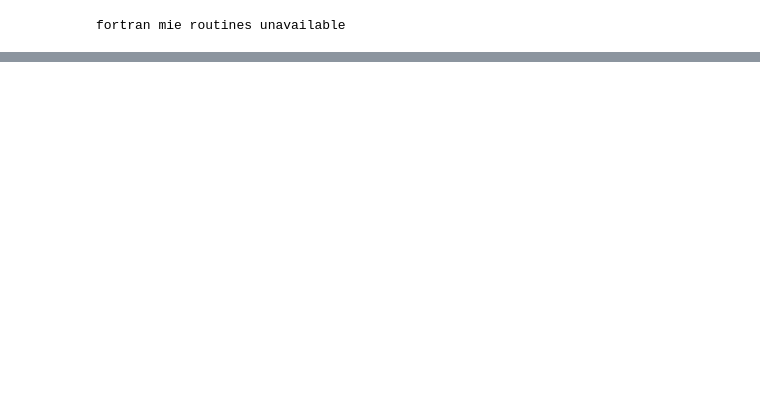
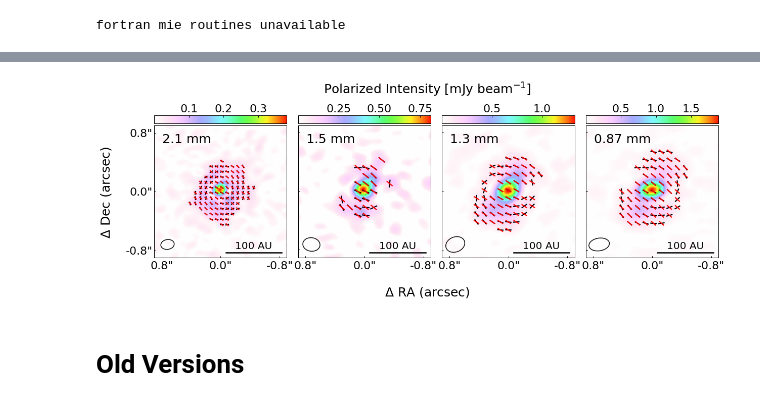
Before and after one commit to audreyburggraf/MastersThesis, a Jupyter notebook: PLOTTING C29 989/MakingFigures/MakingBestGrid.ipynb, the cells around one changed output, grey strips where cells are left out. Drawn from its saved outputs; the diff is of its cells as text; code cells hidden in the pictures; blank space fills up the shorter version.

```diff
--- a/PLOTTING C29 989/MakingFigures/MakingBestGrid.ipynb
+++ b/PLOTTING C29 989/MakingFigures/MakingBestGrid.ipynb
@@ -83,7 +80,8 @@ B5_R1 = BuildBandDictionary(
     max_length_pix,
     reference_fraction,
     POLI_debiased_mJy,
-    StokesI_mJy
+    StokesI_mJy,
+    RA_centre_pix, Dec_centre_pix,
 )
 
 stream_vectors_B5_R1 = stream_vectors
@@ -122,7 +116,8 @@ B6 = BuildBandDictionary(
     max_length_pix,
     reference_fraction,
     POLI_mJy,
-    StokesI_mJy
+    StokesI_mJy,
+    RA_centre_pix, Dec_centre_pix,
 )
 # %% [output]
 band = Band 6
@@ -156,7 +148,8 @@ B7 = BuildBandDictionary(
     max_length_pix,
     reference_fraction,
     POLI_debiased_mJy,
-    StokesI_mJy
+    StokesI_mJy,
+    RA_centre_pix, Dec_centre_pix,
 
 )
 # %% [output]
@@ -179,0 +166,36 @@ print(rf"{B4['xmin']}, {B4['xmax']}, {B4['ymin']}, {B4['ymax']}")
+# %%
+bands = [B4, B5_R1, B6, B7]
+bands_idx = [4, 5, 6, 7]
+centre_strings = [constants.centre_str_band4_nterms2,
+                  constants.centre_str_band5_robust_minus1,
+                  constants.centre_str_band6,
+                  constants.centre_str_band7_nterms2]
+# %%
+
+fig, ax = MakeAllBandGridDelta(bands, centre_strings, 'POLI')
+
+j = 0
+i = 0
+for i, band in enumerate(bands):
+#     for row in band['VectorsRatio']:
+#         ax[i].plot([row[0], row[1]], [row[2], row[3]], color='red', lw = constants.writeup_grid_lw)
+
+    for j, row in enumerate(band['VectorsRatio']):
+        if j == 0:
+            ax[i].plot([row[0], row[1]], [row[2], row[3]], color='red', lw = constants.writeup_grid_lw, label = 'Ratio Model')
+        else:
+            ax[i].plot([row[0], row[1]], [row[2], row[3]], color='red', lw = constants.writeup_grid_lw)
+
+
+
+# ax[3].legend(fontsize = 12.5, frameon = False)
+
+# Overplot the figures with the red best ratio vectors
+
+
+plt.savefig(image_folder_path + '/WRITEUP/Ratio/' + "Best_grid_Delta.pdf",
+            dpi=500,
+            bbox_inches='tight',
+               facecolor='white')
+# %% [output]
+[figure, added]
@@ -180 +252,3 @@ print(rf"{B4['xmin']}, {B4['xmax']}, {B4['ymin']}, {B4['ymax']}")
+# %% [markdown]
+# Old Versions
 # %%
```
Also changed, not shown: parts of 9 cells of this notebook, 29 other files.
